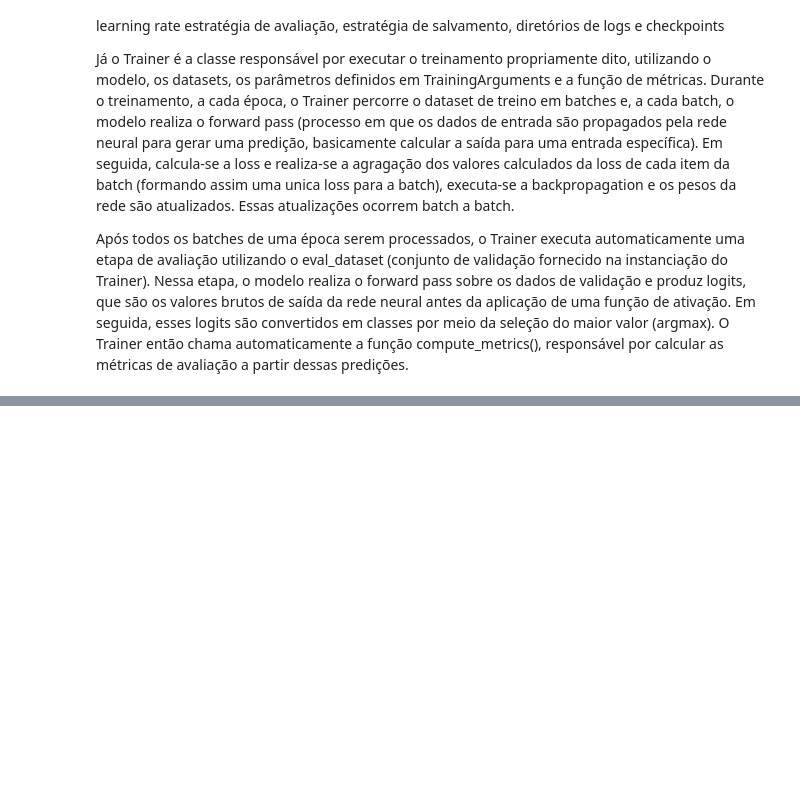
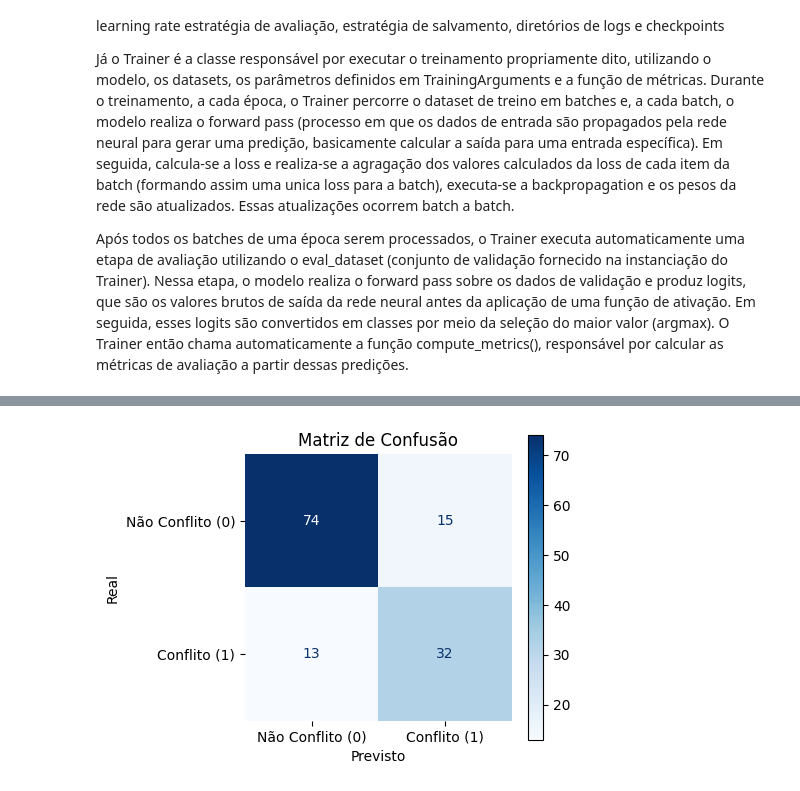
Before and after one commit to caiocardosost/RiftSense, a Jupyter notebook: notebooks/Classificador/RiftSense_BERTimbau.ipynb, the cells around one changed output, grey strips where cells are left out. Drawn from its saved outputs; the diff is of its cells as text; code cells hidden in the pictures; blank space fills up the shorter version.

```diff
--- a/notebooks/Classificador/RiftSense_BERTimbau.ipynb
+++ b/notebooks/Classificador/RiftSense_BERTimbau.ipynb
@@ -468,0 +534,41 @@ weighted avg       0.82      0.80      0.80        20
+# %%
+#MATRIZ DE CONFUSÃO
+#obtendo as classes previstas e reais
+y_pred = predictions.predictions.argmax(axis=1)
+y_true = predictions.label_ids
+
+# nomes das classes
+labels = ["Não Conflito (0)", "Conflito (1)"]
+
+# matriz
+mat = confusion_matrix(y_true, y_pred)
+
+# plot
+fig, ax = plt.subplots(figsize=(5,4))
+
+disp = ConfusionMatrixDisplay(
+    confusion_matrix=mat,
+    display_labels=labels
+)
+
+disp.plot(
+    ax=ax,
+    cmap="Blues",
+    values_format="d"
+)
+
+# alterar nome dos eixos
+ax.set_xlabel("Previsto")
+ax.set_ylabel("Real")
+
+# remover bordas
+for spine in ax.spines.values():
+    spine.set_visible(False)
+
+ax.grid(False)
+
+plt.title("Matriz de Confusão")
+plt.tight_layout()
+plt.show()
+# %% [output]
+[figure, added]
```
Also changed, not shown: parts of 22 cells of this notebook, 2 other files.
